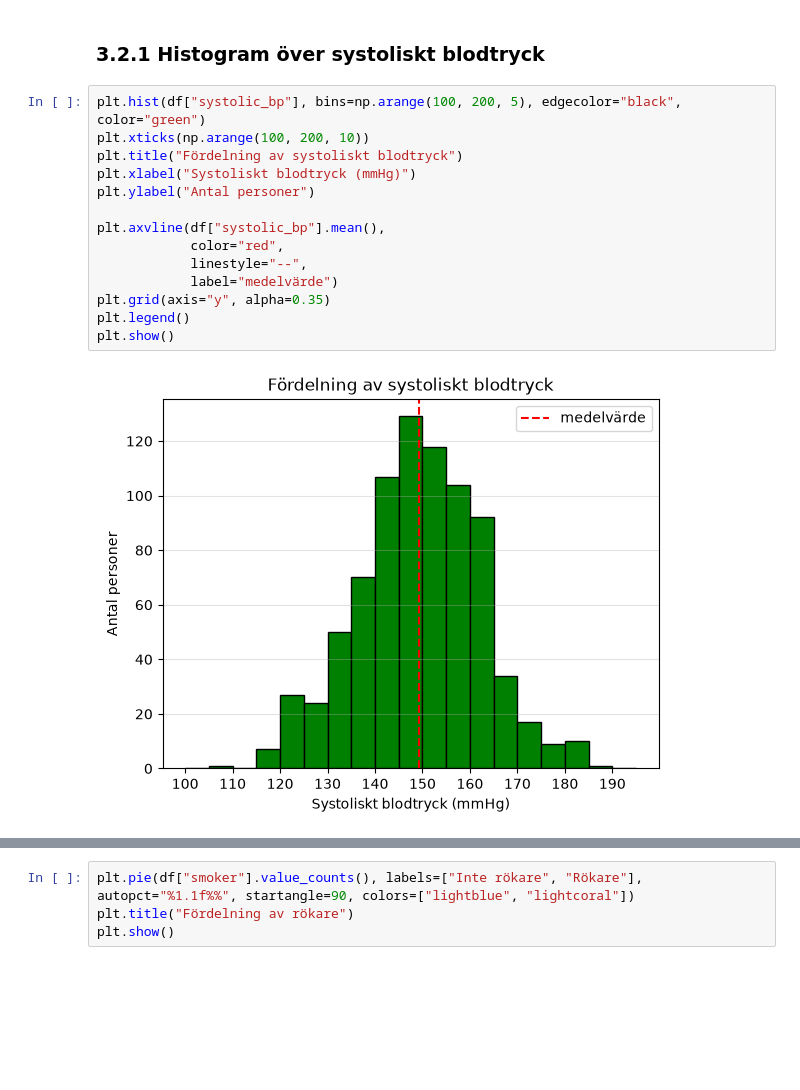
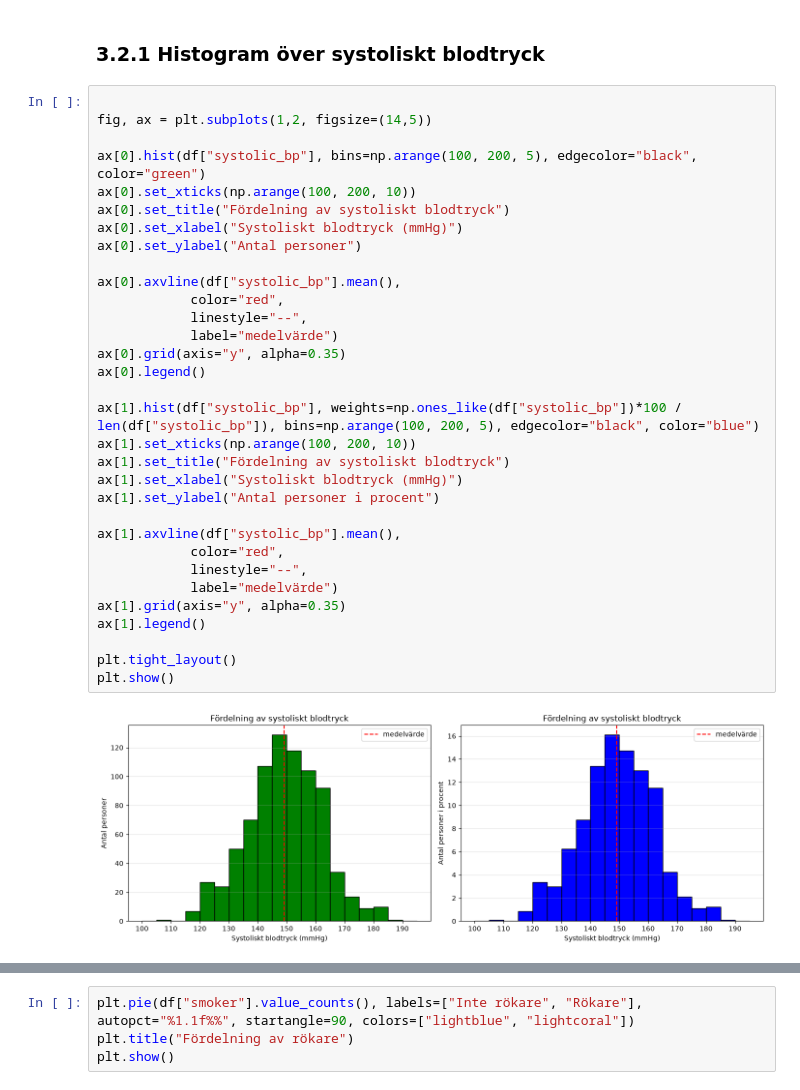
Before and after one commit to Yttak82/health_analysis, a Jupyter notebook: notebooks/analysis.ipynb, the cells around one changed output, grey strips where cells are left out. Cells and saved outputs as stored; diff of their text form; blank space fills up the shorter version.

```diff
--- a/notebooks/analysis.ipynb
+++ b/notebooks/analysis.ipynb
@@ -120,18 +120,36 @@ display(analysis_value.round(2))
 # %% [markdown]
 ### 3.2.1 Histogram över systoliskt blodtryck
 # %%
-plt.hist(df["systolic_bp"], bins=np.arange(100, 200, 5), edgecolor="black", color="green")
-plt.xticks(np.arange(100, 200, 10))
-plt.title("Fördelning av systoliskt blodtryck")
-plt.xlabel("Systoliskt blodtryck (mmHg)")
-plt.ylabel("Antal personer")
 
-plt.axvline(df["systolic_bp"].mean(),
+fig, ax = plt.subplots(1,2, figsize=(14,5))
+
+ax[0].hist(df["systolic_bp"], bins=np.arange(100, 200, 5), edgecolor="black", color="green")
+ax[0].set_xticks(np.arange(100, 200, 10))
+ax[0].set_title("Fördelning av systoliskt blodtryck")
+ax[0].set_xlabel("Systoliskt blodtryck (mmHg)")
+ax[0].set_ylabel("Antal personer")
+
+ax[0].axvline(df["systolic_bp"].mean(),
             color="red",
             linestyle="--",
             label="medelvärde")
-plt.grid(axis="y", alpha=0.35)
-plt.legend()
+ax[0].grid(axis="y", alpha=0.35)
+ax[0].legend()
+
+ax[1].hist(df["systolic_bp"], weights=np.ones_like(df["systolic_bp"])*100 / len(df["systolic_bp"]), bins=np.arange(100, 200, 5), edgecolor="black", color="blue")
+ax[1].set_xticks(np.arange(100, 200, 10))
+ax[1].set_title("Fördelning av systoliskt blodtryck")
+ax[1].set_xlabel("Systoliskt blodtryck (mmHg)")
+ax[1].set_ylabel("Antal personer i procent")
+
+ax[1].axvline(df["systolic_bp"].mean(),
+            color="red",
+            linestyle="--",
+            label="medelvärde")
+ax[1].grid(axis="y", alpha=0.35)
+ax[1].legend()
+
+plt.tight_layout()
 plt.show()
 # %% [output]
-[figure, old version]
+[figure, new version]
```
Also changed, not shown: parts of 23 cells of this notebook.
